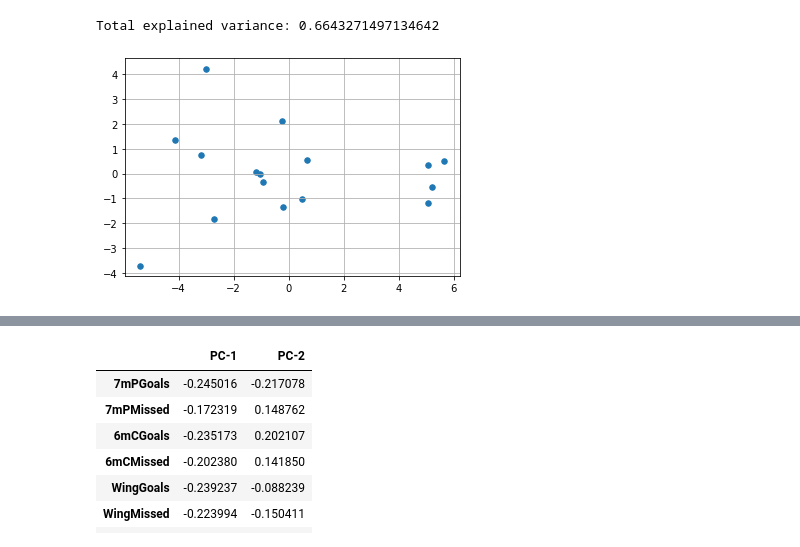
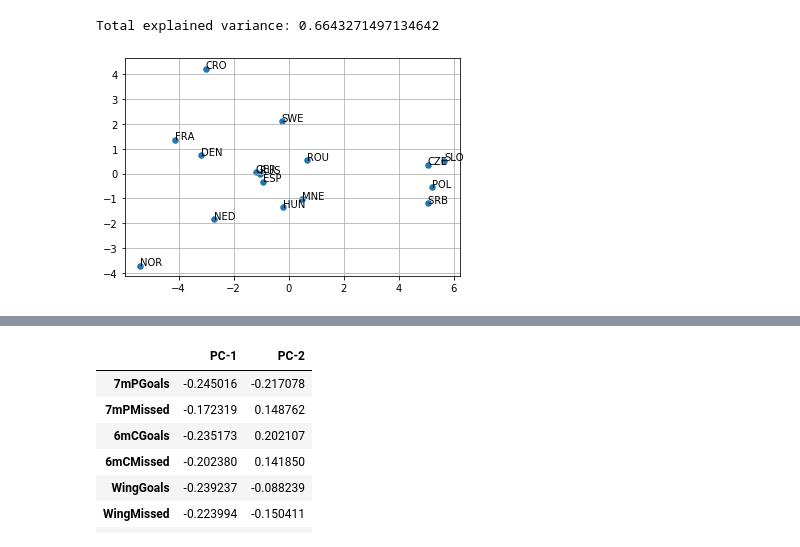
Before and after one commit to AlbertoVelascoMata/course.dsi, a Jupyter notebook: notebooks/Clustering_teams.ipynb, the cells around one changed output, grey strips where cells are left out. Saved outputs shown, nothing was run; the diff lists cells and outputs as text; code cells hidden in the pictures.

```diff
--- a/notebooks/Clustering_teams.ipynb
+++ b/notebooks/Clustering_teams.ipynb
@@ -69,5 +76,10 @@ plt.scatter(X['Shots'], X['Goals'], s=30)
 plt.xlabel('Shots')
 plt.ylabel('Goals')
 plt.grid()
+
+ax = plt.gca()
+for i in range(0,len(teams_df)):
+    ax.annotate(teams_df.iloc[i,:]['Team'], (X.iloc[i,0], X.iloc[i,1]))
+
 plt.show()
 # %% [output]
@@ -135,5 +148,4 @@ plt.scatter(X.iloc[:,0], X.iloc[:,1])
 # %%
-print(f"Expectation-Maximization with K={best_k} and covariance '{best_cv}'")
-EM = GaussianMixture(n_components=best_k, covariance_type=best_cv, init_params='random')
+EM = GaussianMixture(n_components=4, covariance_type='spherical', init_params='kmeans')
 EM.fit(X)
 labels =  EM.predict(X)
@@ -206,7 +258,8 @@ TO : [0, 1, 2, 3, 4, 5, 6, 7, 8]
 # %%
 # ['Phase','Match','Team','No','Name','Goals','Shots','%','7m%','7mPGoals','7mPMissed','6mCGoals','6mCMissed','WingGoals','WingMissed','BTGoals','BTMissed','FBGoals','FBMissed','FTOGoals','FTOMissed','9mGoals','9mMissed','YC','RC','2M','2+2','AS','R7','ST','BS','P7','TO','Time','scoring','MVP']
 
-valid_cols_df = df[['Team','7mPGoals','7mPMissed','6mCGoals','6mCMissed','WingGoals','WingMissed','BTGoals','BTMissed','FBGoals','FBMissed','FTOGoals','FTOMissed','9mGoals','9mMissed','RC','2M','AS','R7','ST','BS','P7','TO']]
+valid_cols = ['Team','7mPGoals','7mPMissed','6mCGoals','6mCMissed','WingGoals','WingMissed','BTGoals','BTMissed','FBGoals','FBMissed','FTOGoals','FTOMissed','9mGoals','9mMissed','RC','2M','AS','R7','ST','BS','P7','TO']
+valid_cols_df = df[valid_cols]
 
 print(valid_cols_df.shape)
 valid_cols_df.dtypes
@@ -344,7 +416,12 @@ print("Total explained variance:", explained_variance)
 Total explained variance: 0.6643271497134642
 # %%
 plt.scatter(teams_df['PC1'], teams_df['PC2'], s=30)
+
+ax = plt.gca()
+for i in range(0,len(teams_df)):
+    ax.annotate(teams_df.iloc[i,:]['Team'], (X_pca[i,0], X_pca[i,1]))
+
 plt.grid()
 plt.show()
 # %% [output]
-[figure, old version]
+[figure, new version]
```
Also changed, not shown: parts of 45 cells of this notebook, 9 other files.
